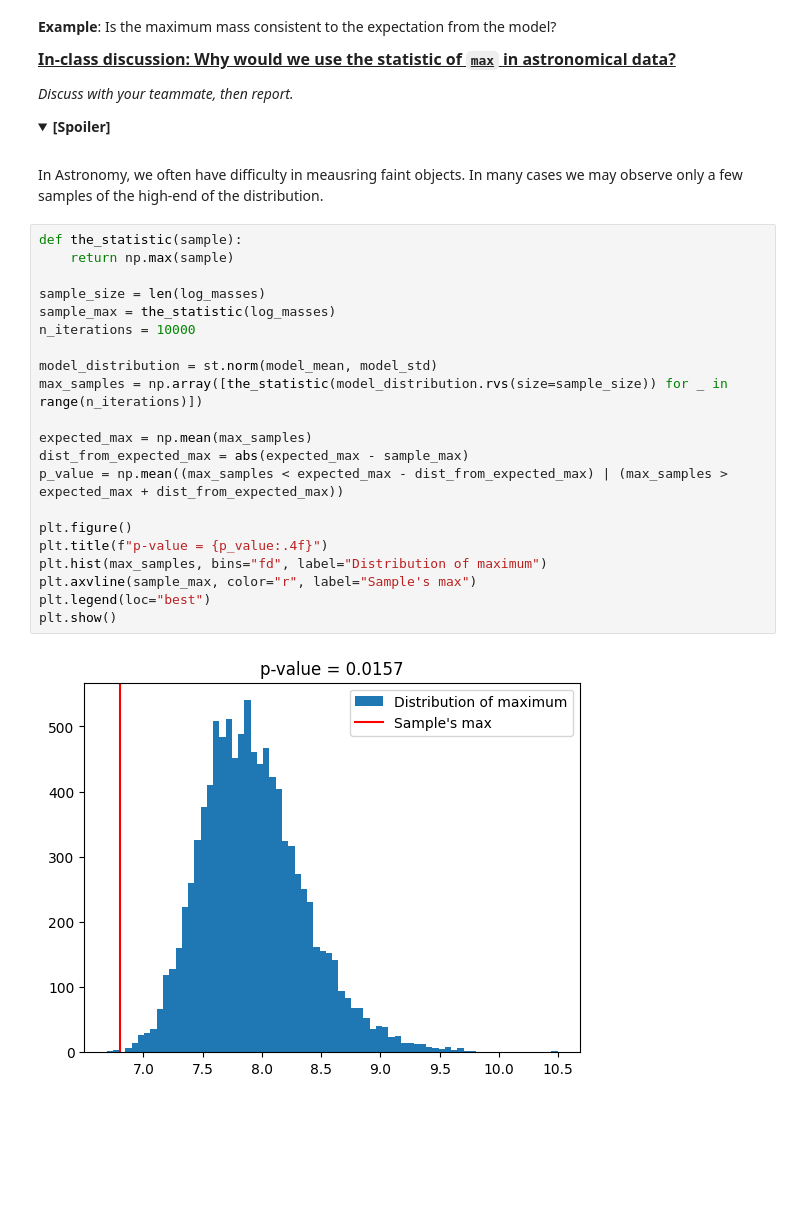
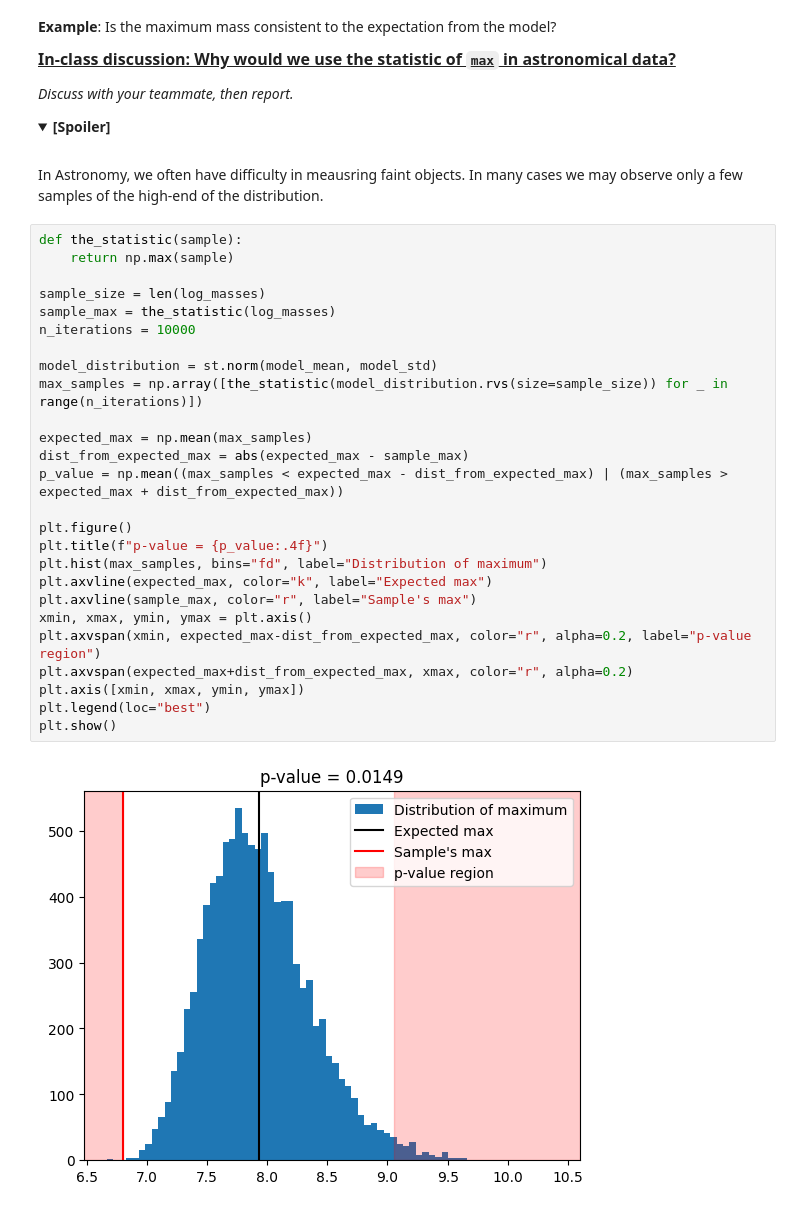
Before and after one commit to astrostatistics-in-crete/2024_summer_school, a Jupyter notebook: 02_Hypothesis/Classical_2_AnswerKey.ipynb, the cells around one changed output. Saved outputs shown, nothing was run; the diff lists cells and outputs as text; folded sections open; blank space fills up the shorter version.

```diff
--- a/02_Hypothesis/Classical_2_AnswerKey.ipynb
+++ b/02_Hypothesis/Classical_2_AnswerKey.ipynb
@@ -727,23 +731,28 @@ _Discuss with your teammate, then report._
 # %%
 def the_statistic(sample):
     return np.max(sample)
 
 sample_size = len(log_masses)
 sample_max = the_statistic(log_masses)
 n_iterations = 10000
 
 model_distribution = st.norm(model_mean, model_std)
 max_samples = np.array([the_statistic(model_distribution.rvs(size=sample_size)) for _ in range(n_iterations)])
 
 expected_max = np.mean(max_samples)
 dist_from_expected_max = abs(expected_max - sample_max)
 p_value = np.mean((max_samples < expected_max - dist_from_expected_max) | (max_samples > expected_max + dist_from_expected_max))
 
 plt.figure()
 plt.title(f"p-value = {p_value:.4f}")
 plt.hist(max_samples, bins="fd", label="Distribution of maximum")
+plt.axvline(expected_max, color="k", label="Expected max")
 plt.axvline(sample_max, color="r", label="Sample's max")
+xmin, xmax, ymin, ymax = plt.axis()
+plt.axvspan(xmin, expected_max-dist_from_expected_max, color="r", alpha=0.2, label="p-value region")
+plt.axvspan(expected_max+dist_from_expected_max, xmax, color="r", alpha=0.2)
+plt.axis([xmin, xmax, ymin, ymax])
 plt.legend(loc="best")
 plt.show()
 # %% [output]
-[figure, old version]
+[figure, new version]
```
Also changed, not shown: parts of 8 cells of this notebook.
